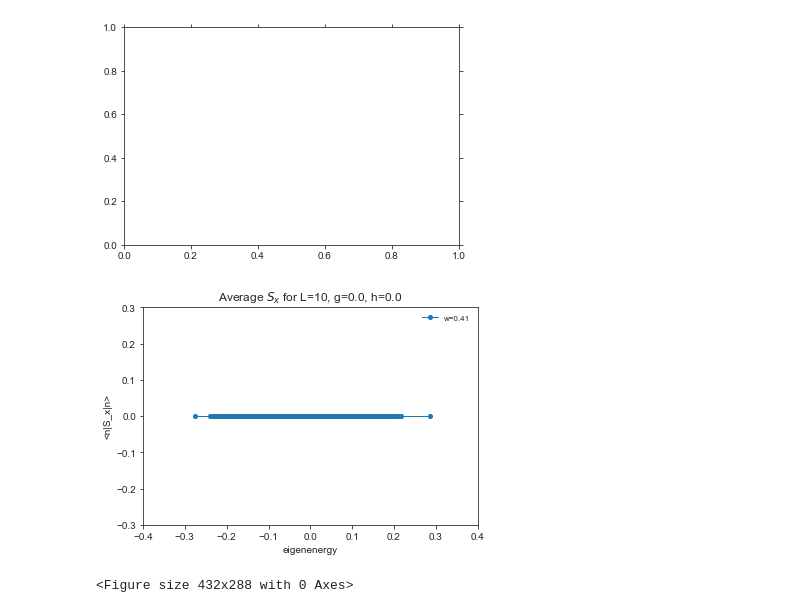
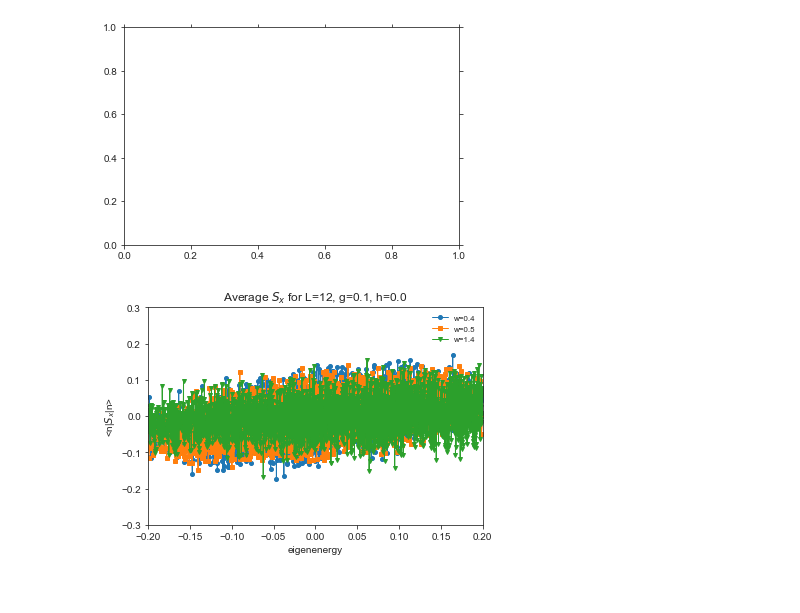
Before and after one commit to makskliczkowski/Transverse_Ising_ETH, a Jupyter notebook: IsignTransverse_ETH/Python/_plot_notebook.ipynb, the cells around one changed output. Drawn from its saved outputs; the diff is of its cells as text; code cells hidden in the pictures.

```diff
--- a/IsignTransverse_ETH/Python/_plot_notebook.ipynb
+++ b/IsignTransverse_ETH/Python/_plot_notebook.ipynb
@@ -37,39 +37,38 @@ def plot_av_Sx(L,g,h,w, directory):
         savefile = "avSx_L=" + str(L) + ",g=" + str(g) + ",h=" +str(h) + ",w="
         for filename in os.listdir(folder):
             if (filename[0:3] == "Sx_" and (filename[-4:] == '.txt' or filename[-4:] == '.dat')):
                 splitter = filename[3:-4].split(',')
                 # L, g, h, w
                 splitter = [float(a.split('=')[-1]) for a in splitter]
                 if (L == splitter[0] and g == splitter[1] and h == splitter[2] and splitter[3] in w):
                     #print(splitter)
                     legend.append("w=" + str(splitter[3]))
                     savefile = savefile + str(splitter[3])+","
                     tmp = pd.read_csv(folder + filename, sep = "\t\t",index_col=0, names = ['E','Sx'])
                     #print(tmp)
                     # PLOT
                     tmp.plot(ax = ax
                             , linewidth=1
                             , marker=next(markers)
                             , markersize=4)
 
         ax.set(title = title
             , xlabel = "eigenenergy"
-            , ylabel = "<n|S_x|n>")
+            , ylabel = "<n|$S_x$|n>")
         ax.legend(legend
               , frameon=False
               , loc='best'
               , fontsize=8)
-        ax.set_xlim([-0.4,0.4])
+        ax.set_xlim([-0.2,0.2])
         ax.set_ylim([-0.3,0.3])
+        plt.savefig(folder + savefile[:-1] + ".png")
         plt.show()
-        plt.savefig(folder + savefile[:-1] + ".png")
 
 
-plot_av_Sx(10,0.0,0.0,[0.41],"../results/disorder/")
+plot_av_Sx(12,0.10,0.0,[0.40,0.50,1.40],"../results/disorder/")
 # %% [output]
 [figure]
-[figure, old version]
+[figure, new version]
-<Figure size 432x288 with 0 Axes>
 # %%
 def plot_r_phase(L,g,h, directory):
     try:
```
Also changed, not shown: parts of 1 cell of this notebook, 5 other files.
